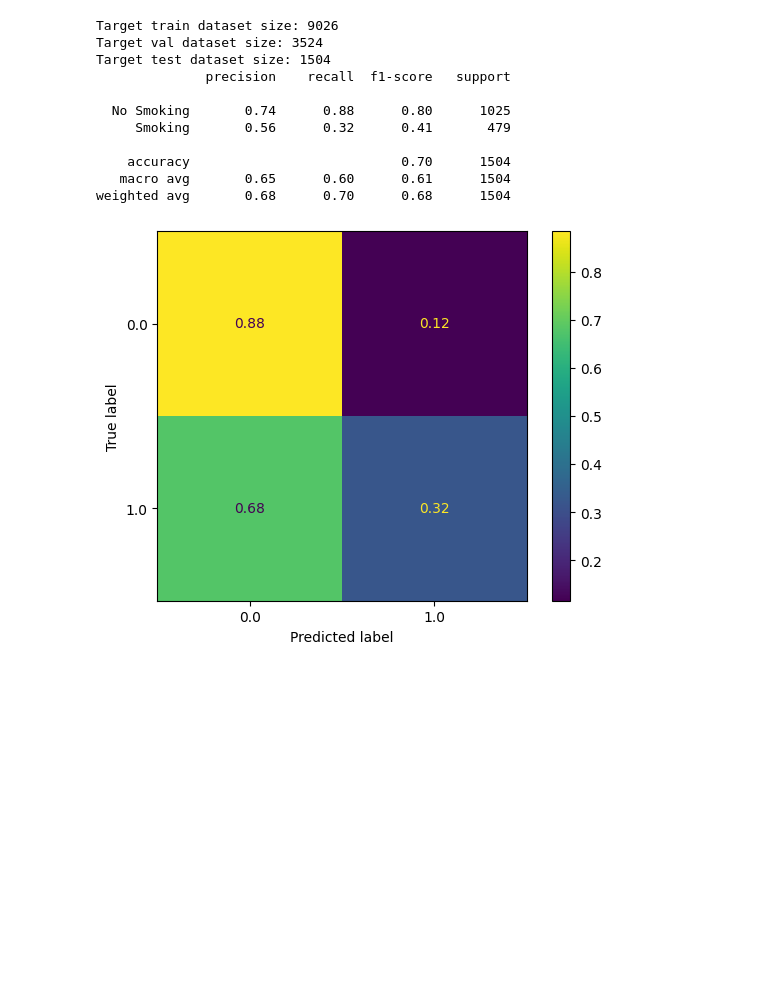
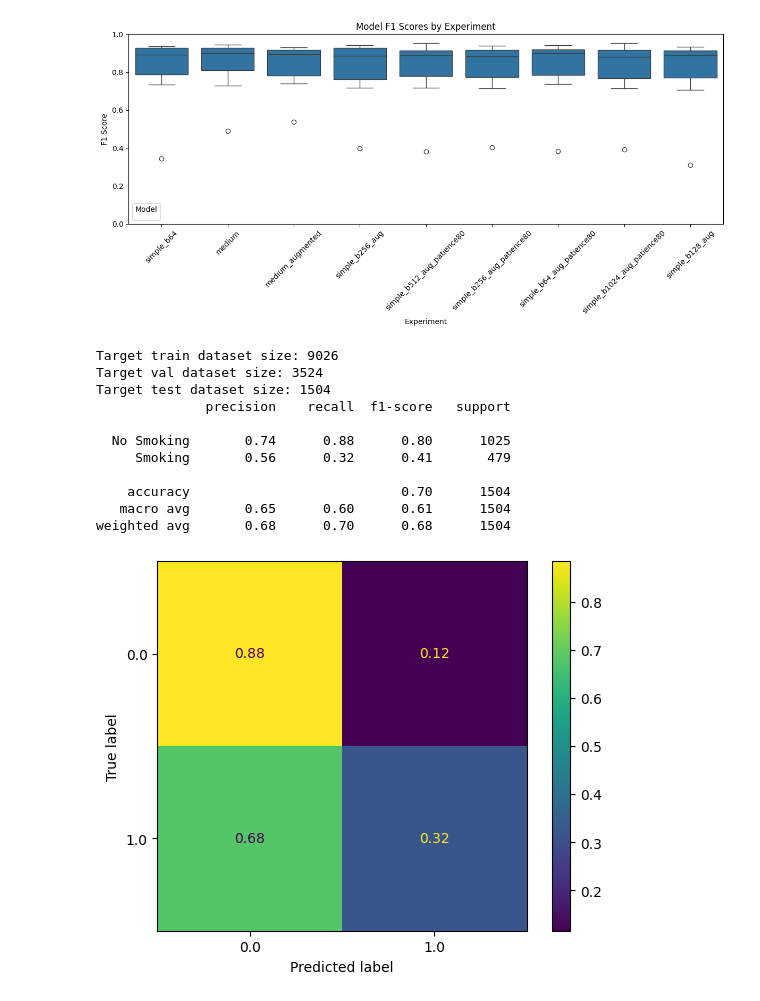
Before and after one commit to smithandrewk/ml-customization, a Jupyter notebook: eval.ipynb, the cells around one changed output. Cells and saved outputs as stored; diff of their text form; code cells hidden in the pictures; blank space fills up the shorter version.

```diff
--- a/eval.ipynb
+++ b/eval.ipynb
@@ -4,0 +49,17 @@ experiments
+# %%
+import os
+import json
+
+data = []
+
+for experiment in os.listdir('./experiments'):
+    print(experiment)
+    for run in os.listdir(f'./experiments/{experiment}'):
+        metrics = json.load(open(f'./experiments/{experiment}/{run}/metrics.json'))
+        base_model_on_target_val_f1 = metrics['best_target_val_f1_from_best_base_model']
+        target_model_on_target_val_f1 = metrics['best_target_val_f1']
+
+        data.append({'experiment': experiment, 'inverse relative f1': (target_model_on_target_val_f1 - base_model_on_target_val_f1) / (1 - base_model_on_target_val_f1 + 1e-5)})
+        data.append({'experiment': experiment, 'absolute f1': (target_model_on_target_val_f1 - base_model_on_target_val_f1)})
+        data.append({'experiment': experiment, 'target f1': (target_model_on_target_val_f1 )})
+df = pd.DataFrame(data)
@@ -5,3 +101,19 @@ experiments
+# %%
+# boxplot df
+import seaborn as sns
+import matplotlib.pyplot as plt
+plt.figure(figsize=(12, 6))
+sns.boxplot(x='experiment', y='target f1', data=df)
+plt.title('Model F1 Scores by Experiment')
+plt.ylabel('F1 Score')
+plt.xlabel('Experiment')
+plt.legend(title='Model')
+plt.xticks(rotation=45)
+plt.tight_layout()
+plt.ylim([0,1])
+plt.show()
+# %% [output]
+[figure, added]
 # %%
 import torch
 import os
```
Also changed, not shown: parts of 6 cells of this notebook, 20 other files.
